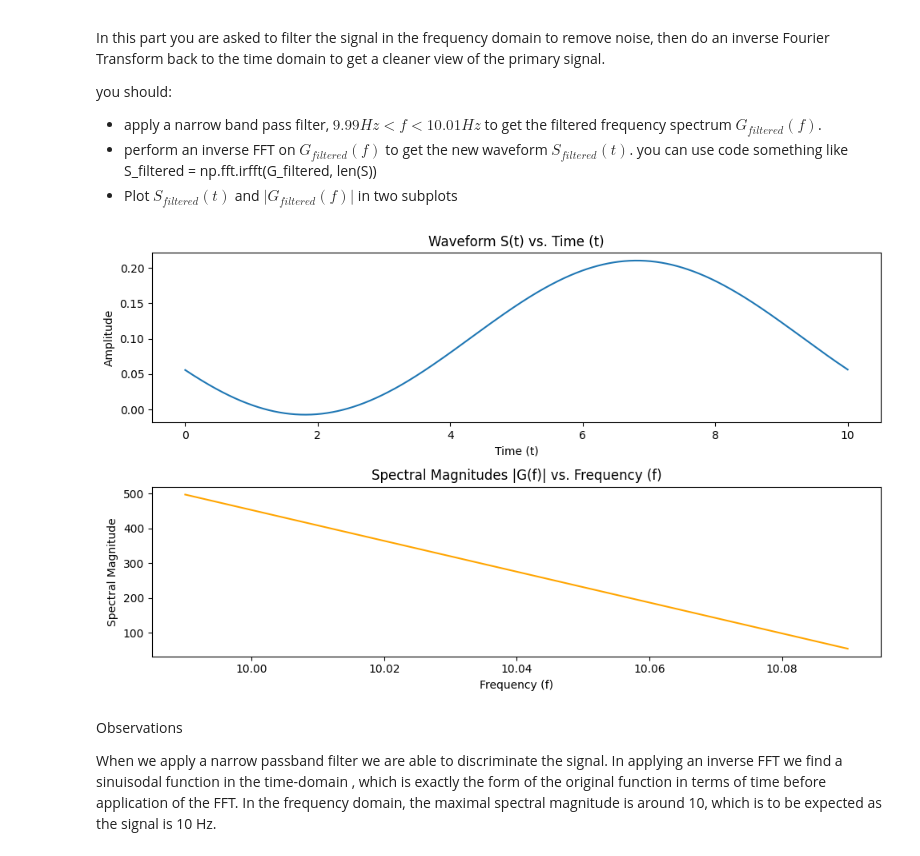
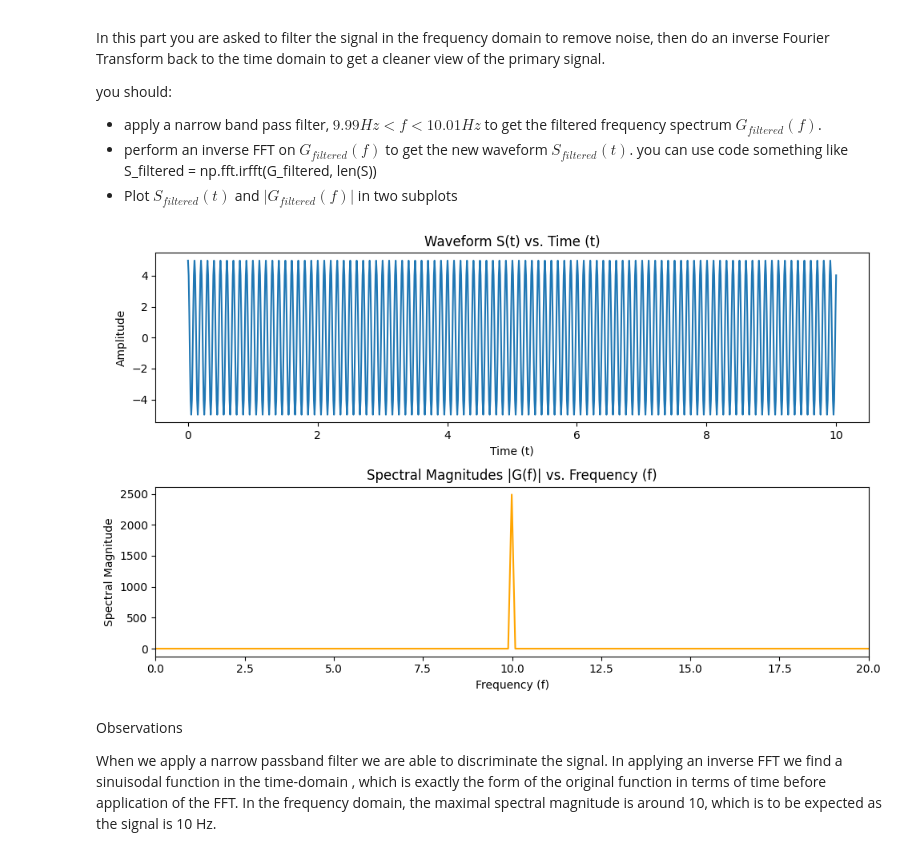
Before and after one commit to Djamil17/computational-physics-recipes, a Jupyter notebook: Homework/Homework3/Phys474_S23_Hwk3.ipynb, the cells around one changed output. Saved outputs shown, nothing was run; the diff lists cells and outputs as text; code cells hidden in the pictures.

```diff
--- a/Homework/Homework3/Phys474_S23_Hwk3.ipynb
+++ b/Homework/Homework3/Phys474_S23_Hwk3.ipynb
@@ -170,10 +170,10 @@ sigma = 2.0  #sigma of random noise on each point [au]
 
 S = A * np.sin(2 * np.pi * f_signal * t) + sigma * np.random.randn(N) #signal S(t)
 
-delta_t=t[1]-t[0]
-freq=np.fft.rfftfreq(N,delta_t)
-spectral=np.fft.rfft(S)
-spectral_magnitude=np.absolute(spectral)
+sampletime = (t_max - 0)/(N-1)
+spec = np.fft.rfft(S)
+freq_r = np.fft.rfftfreq(S.size,sampletime)
+mag = np.absolute(spec)
 
 plt.subplot(211)
 plt.plot(t,S)
@@ -182,7 +182,7 @@ plt.xlabel('time (t)')
 plt.ylabel('$S(t)$')
 
 plt.subplot(212)
-plt.plot(freq,spectral_magnitude,color='orange')
+plt.plot(freq_r,mag,color='orange')
 plt.title('Spectral Magnitude $|G(f)|$ vrs. $f$')
 plt.xlabel('frequency (f)')
 plt.ylabel('$|G(f)|$')
@@ -206,27 +206,29 @@ you should:
 - perform an inverse FFT on $G_{filtered}(f)$ to get the new waveform $S_{filtered}(t)$. you can use code something like S_filtered = np.fft.irfft(G_filtered, len(S))
 - Plot  $S_{filtered}(t)$ and $|G_{filtered}(f)|$ in two subplots
 # %%
-filter_index = np.where(np.logical_and(freq < 10.1,freq > 9.9))
-f_filtered = freq[filter_index]
-G_filtered = spectral[filter_index]
+
+filter_index = np.where(np.logical_and(freq_r <= 10.01,freq_r >= 9.99))
+G_filtered=np.zeros(freq_r.size)
+G_filtered[filter_index] = spectral_magnitude[filter_index]
 S_filtered = np.fft.irfft(G_filtered,S.size)
 
 plt.figure(figsize = (10,6))
 plt.subplot(2,1,1)
 plt.plot(t,S_filtered)
 plt.xlabel('Time (t)')
 plt.ylabel('Amplitude')
 plt.title('Waveform S(t) vs. Time (t)')
 
 plt.subplot(2,1,2)
-plt.plot(f_filtered,np.absolute(G_filtered),color='orange')
+plt.plot(freq_r,np.absolute(G_filtered),color='orange')
 plt.xlabel('Frequency (f)')
 plt.ylabel('Spectral Magnitude')
+plt.xlim((0,20))
 plt.title('Spectral Magnitudes |G(f)| vs. Frequency (f)')
 
 plt.tight_layout()
 # %% [output]
-[figure, old version]
+[figure, new version]
 # %% [markdown]
 Observations
 
```
Also changed, not shown: parts of 1 cell of this notebook, 2 other files.
